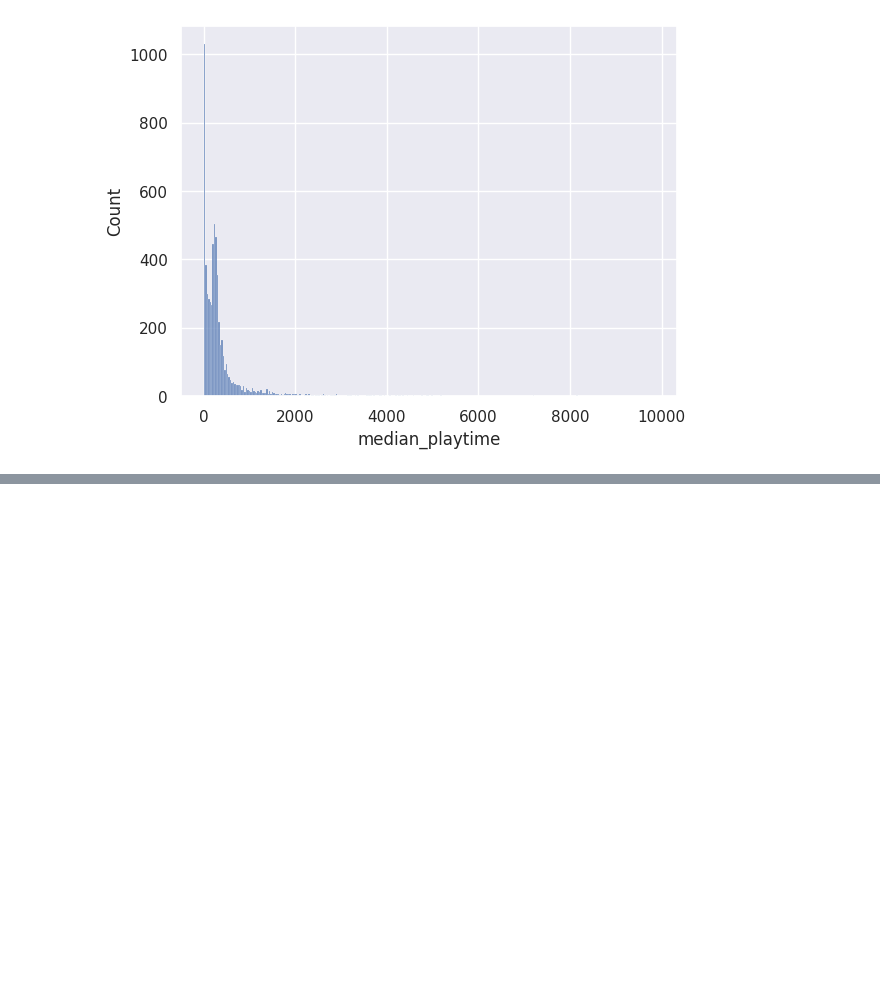
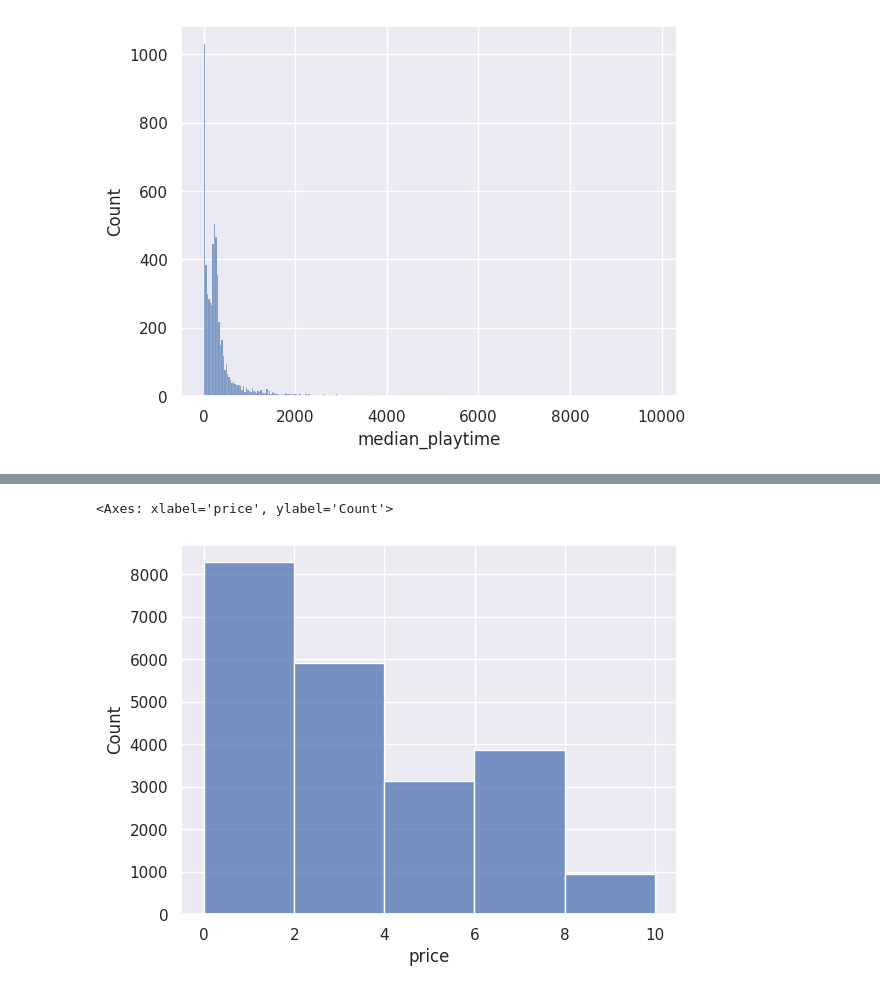
Before and after one commit to nefelibata28/usg, a Jupyter notebook: notebooks/data_cleaning.ipynb, the cells around one changed output, grey strips where cells are left out. Cells and saved outputs as stored; diff of their text form; code cells hidden in the pictures; blank space fills up the shorter version.

```diff
--- a/notebooks/data_cleaning.ipynb
+++ b/notebooks/data_cleaning.ipynb
@@ -49,0 +94,5 @@ sb.histplot(data=median_playtime.loc[(0 < median_playtime) & (median_playtime <
+# %%
+sb.histplot(data=kaggle_steam[kaggle_steam['price'] < 10], x='price', bins=5)
+# %% [output]
+<Axes: xlabel='price', ylabel='Count'>
+[figure, added]
```
Also changed, not shown: parts of 10 cells of this notebook.
